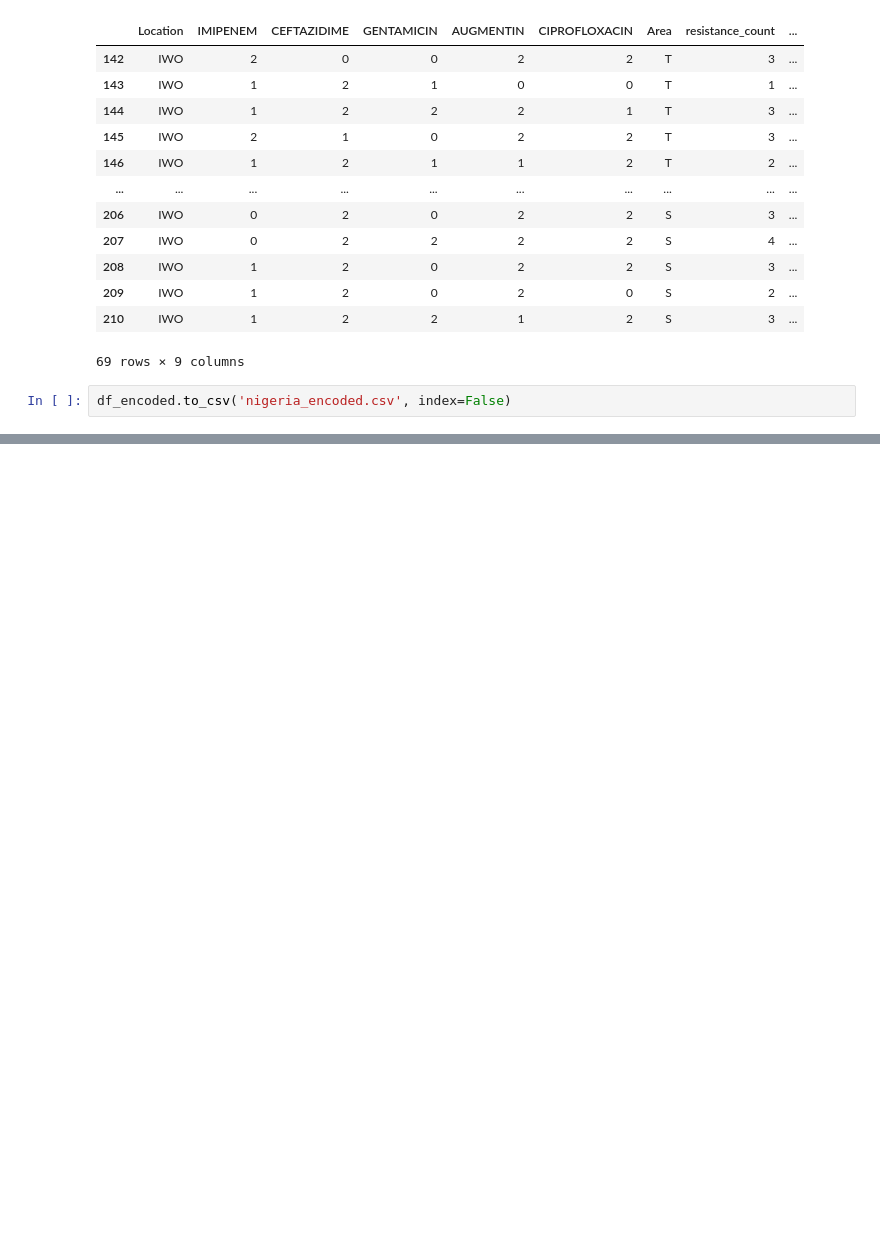
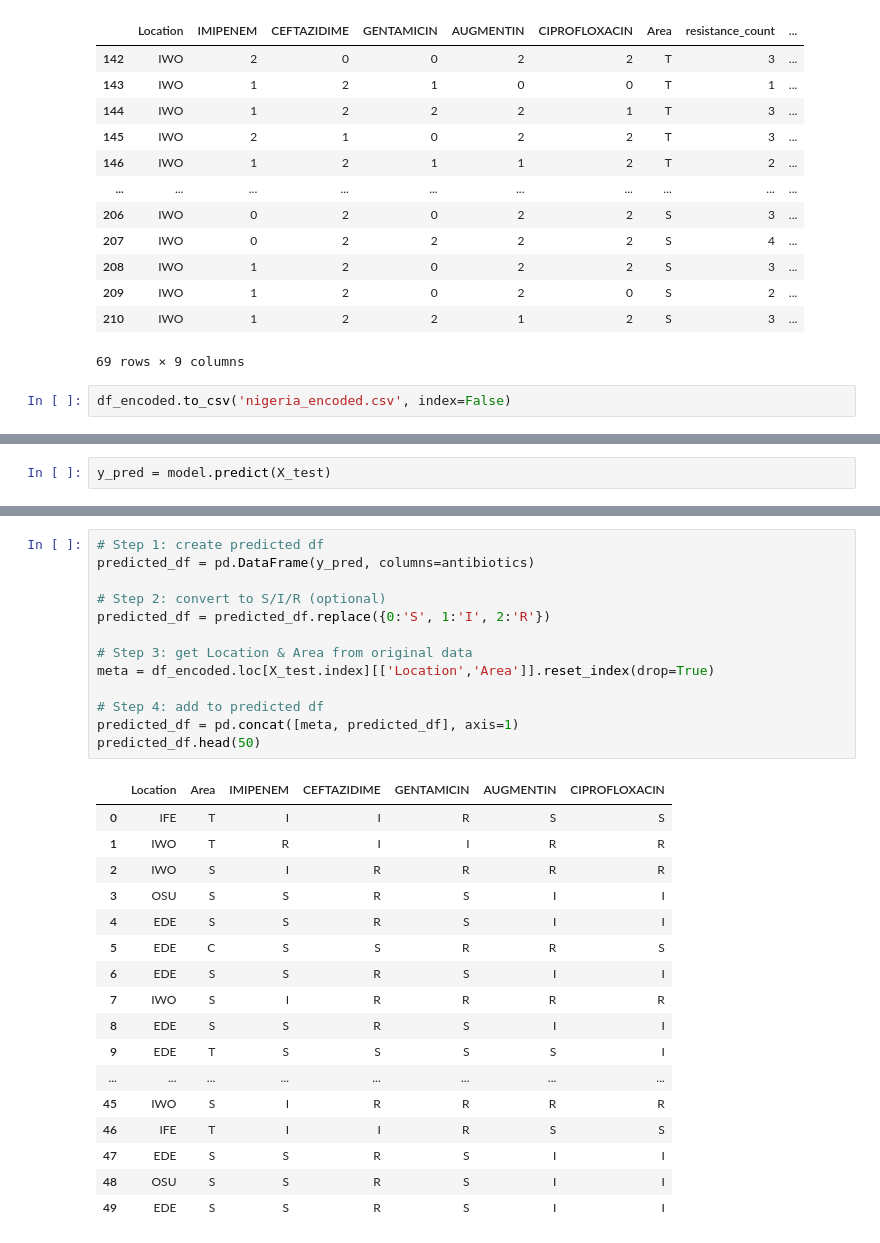
Before and after one commit to anfasahammed/antibiotic-resistance-prediction, a Jupyter notebook: nigeria.ipynb, the cells around one changed output, grey strips where cells are left out. Cells and saved outputs as stored; diff of their text form; blank space fills up the shorter version.

```diff
--- a/nigeria.ipynb
+++ b/nigeria.ipynb
@@ -338,0 +398,2 @@ df_encoded.to_csv('nigeria_encoded.csv', index=False)
+# %%
+y_pred = model.predict(X_test)
@@ -338,0 +461,31 @@ df_encoded.to_csv('nigeria_encoded.csv', index=False)
+# %%
+# Step 1: create predicted df
+predicted_df = pd.DataFrame(y_pred, columns=antibiotics)
+
+# Step 2: convert to S/I/R (optional)
+predicted_df = predicted_df.replace({0:'S', 1:'I', 2:'R'})
+
+# Step 3: get Location & Area from original data
+meta = df_encoded.loc[X_test.index][['Location','Area']].reset_index(drop=True)
+
+# Step 4: add to predicted df
+predicted_df = pd.concat([meta, predicted_df], axis=1)
+predicted_df.head(50)
+# %% [output]
+|  | Location | Area | IMIPENEM | CEFTAZIDIME | GENTAMICIN | AUGMENTIN | CIPROFLOXACIN |
+| 0 | IFE | T | I | I | R | S | S |
+| 1 | IWO | T | R | I | I | R | R |
+| 2 | IWO | S | I | R | R | R | R |
+| 3 | OSU | S | S | R | S | I | I |
+| 4 | EDE | S | S | R | S | I | I |
+| 5 | EDE | C | S | S | R | R | S |
+| 6 | EDE | S | S | R | S | I | I |
+| 7 | IWO | S | I | R | R | R | R |
+| 8 | EDE | S | S | R | S | I | I |
+| 9 | EDE | T | S | S | S | S | I |
+| ... | ... | ... | ... | ... | ... | ... | ... |
+| 45 | IWO | S | I | R | R | R | R |
+| 46 | IFE | T | I | I | R | S | S |
+| 47 | EDE | S | S | R | S | I | I |
+| 48 | OSU | S | S | R | S | I | I |
+| 49 | EDE | S | S | R | S | I | I |
```
Also changed, not shown: parts of 13 cells of this notebook, 4 other files.
